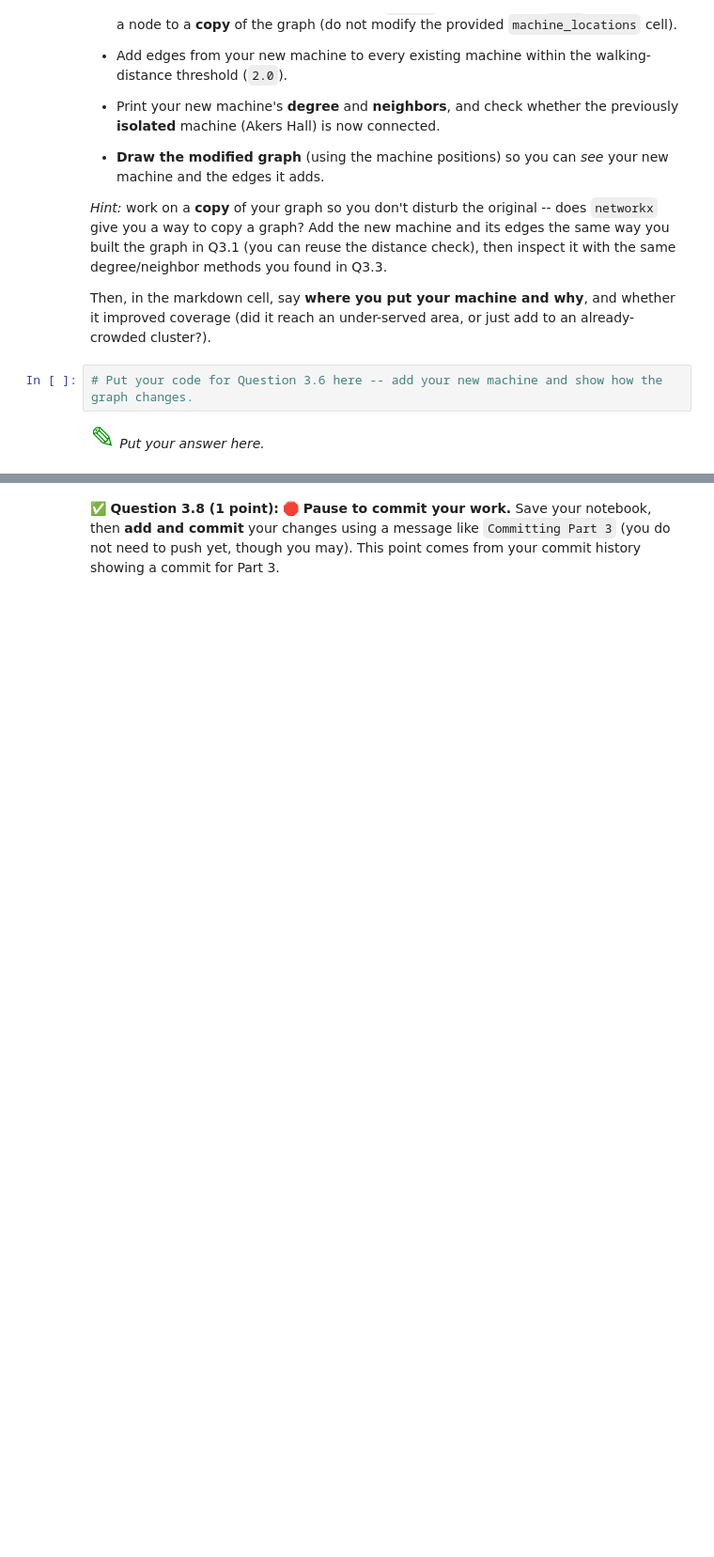
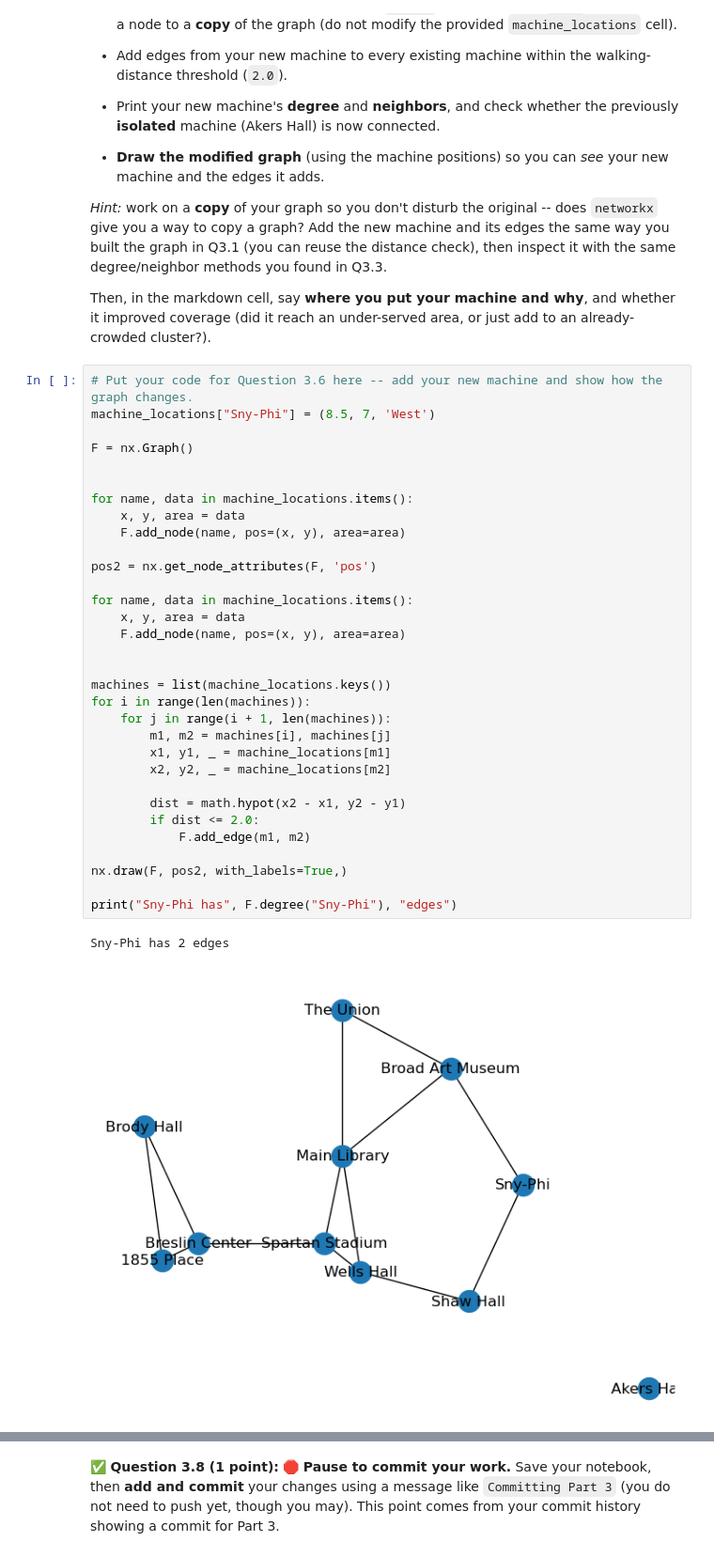
Before and after one commit to ChrSch6767/CMSE202-f26-turnin, a Jupyter notebook: hw-02/HW02-ABMandGraphTheory-STUDENT.ipynb, the cells around one changed output, grey strips where cells are left out. Shown at 94% size. Cells and saved outputs as stored; diff of their text form; blank space fills up the shorter version.

```diff
--- a/hw-02/HW02-ABMandGraphTheory-STUDENT.ipynb
+++ b/hw-02/HW02-ABMandGraphTheory-STUDENT.ipynb
@@ -705,7 +807,38 @@ does not already have a machine, and add a **new** vending machine there to impr
 
 Then, in the markdown cell, say **where you put your machine and why**, and whether it improved coverage
 (did it reach an under-served area, or just add to an already-crowded cluster?).
-# %%
-# Put your code for Question 3.6 here -- add your new machine and show how the graph changes.
-# %% [markdown]
-<font size=6 color="#009600">&#9998;</font> *Put your answer here.*
+# %%
+# Put your code for Question 3.6 here -- add your new machine and show how the graph changes.
+machine_locations["Sny-Phi"] = (8.5, 7, 'West')
+
+F = nx.Graph()
+
+
+for name, data in machine_locations.items():
+    x, y, area = data
+    F.add_node(name, pos=(x, y), area=area)
+
+pos2 = nx.get_node_attributes(F, 'pos')
+
+for name, data in machine_locations.items():
+    x, y, area = data
+    F.add_node(name, pos=(x, y), area=area)
+
+
+machines = list(machine_locations.keys())
+for i in range(len(machines)):
+    for j in range(i + 1, len(machines)):
+        m1, m2 = machines[i], machines[j]
+        x1, y1, _ = machine_locations[m1]
+        x2, y2, _ = machine_locations[m2]
+
+        dist = math.hypot(x2 - x1, y2 - y1)
+        if dist <= 2.0:
+            F.add_edge(m1, m2)
+
+nx.draw(F, pos2, with_labels=True,)
+
+print("Sny-Phi has", F.degree("Sny-Phi"), "edges")
+# %% [output]
+Sny-Phi has 2 edges
+[figure, added]
```
Also changed, not shown: parts of 16 cells of this notebook.
